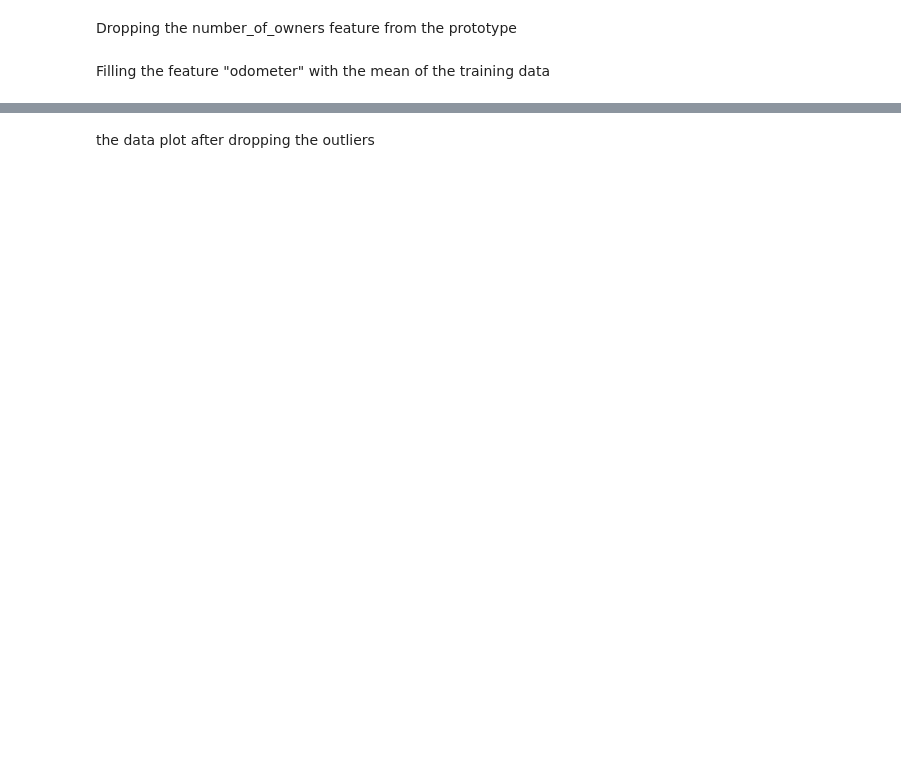
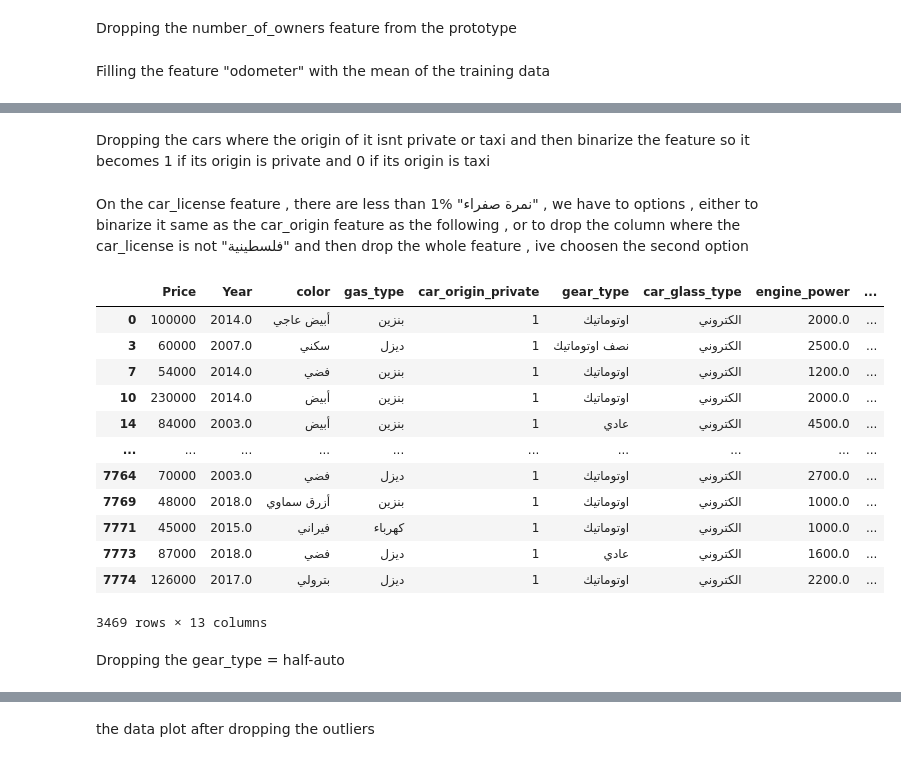
Before and after one commit to saifalaasabelaish/car-price-prediction-system, a Jupyter notebook: data_cleaning_code.ipynb, the cells around one changed output, grey strips where cells are left out. Cells and saved outputs as stored; diff of their text form; code cells hidden in the pictures; blank space fills up the shorter version.

```diff
--- a/data_cleaning_code.ipynb
+++ b/data_cleaning_code.ipynb
@@ -177,5 +190,7 @@ df["odometer"] = pd.to_numeric(df["odometer"].replace('None', pd.NA).str.extract
 df["odometer"] = df["odometer"].apply(lambda x: x * 1000 if pd.notna(x) and x < 1000 else x)
 df = df.drop(df[(df["odometer"] <= 10000) & (df["odometer"] >= 1000)].index)
 df = df[df['odometer'].notna()]
+condition = ((df["odometer"] < 10000) | (df["odometer"] > 1000000))
+df.drop(df[condition].index, inplace=True)
 df["odometer"]
 # %% [output]
@@ -258,0 +211,63 @@ df
+# %%
+#modify #tareq
+
+df['seating_capacity'].replace('None', pd.NA, inplace=True)
+df['seating_capacity'].replace(0, pd.NA, inplace=True)
+df['seating_capacity'] = pd.to_numeric(df['seating_capacity'], errors='coerce')
+
+def replace_none_with_mode(group):
+    mode_value = group['seating_capacity'].mode().iloc[0] if not group['seating_capacity'].mode().empty else pd.NA
+    group['seating_capacity'].fillna(mode_value, inplace=True)
+    return group
+
+df = df.groupby('car_model', group_keys=False).apply(replace_none_with_mode)
+df.dropna(subset=['seating_capacity'], inplace=True)
+def replace_outliers(group):
+    q1 = group.quantile(0.25)
+    q3 = group.quantile(0.75)
+    iqr = q3 - q1
+    lower_bound = q1 - 1.5 * iqr
+    upper_bound = q3 + 1.5 * iqr
+    mode_value = group.mode().iloc[0]
+    return group.apply(lambda x: mode_value if x < lower_bound or x > upper_bound else x)
+
+df['seating_capacity'] = df.groupby('car_model')['seating_capacity'].transform(replace_outliers)
+# %% [markdown]
+Dropping the cars where the origin of it isnt private or taxi and then binarize the feature
+so it becomes 1 if its origin is private and 0 if its origin is taxi
+# %%
+df = df[df["car_origin"] != "حكومي"]
+df = df[df["car_origin"] != "تجاري"]
+df = df[df["car_origin"] != "تأجير"]
+
+df = df[df["car_origin"] != "تدريب سياقة"]
+df["car_origin"] = df["car_origin"].replace({"خصوصي": 1, "عمومي": 0})
+df["car_origin"] = df["car_origin"].astype(int)
+df = df.rename(columns={"car_origin": "car_origin_private"})
+# %% [markdown]
+On the car_license feature , there are less than 1% "نمرة صفراء" , we have to options , either to binarize it same as the car_origin feature as the following , or to drop the column where the car_license is not "فلسطينية" and then drop the whole feature , ive choosen the second option
+# %%
+#First approach :
+#df["car_license"] = df["car_license"].replace({"فلسطينية": 1, "نمرة صفراء": 0})
+#df["car_license"] = df["car_license"].astype(int)
+#df = df.rename(columns={"car_license": "car_license_pal"})
+##second approach
+df = df[df["car_license"] != "نمرة صفراء"]
+df.drop(columns="car_license",inplace=True)
+df
+# %% [output]
+|  | Price | Year | color | gas_type | car_origin_private | gear_type | car_glass_type | engine_power | ... |
+| 0 | 100000 | 2014.0 | أبيض عاجي | بنزين | 1 | اوتوماتيك | الكتروني | 2000.0 | ... |
+| 3 | 60000 | 2007.0 | سكني | ديزل | 1 | نصف اوتوماتيك | الكتروني | 2500.0 | ... |
+| 7 | 54000 | 2014.0 | فضي | بنزين | 1 | اوتوماتيك | الكتروني | 1200.0 | ... |
+| 10 | 230000 | 2014.0 | أبيض | بنزين | 1 | اوتوماتيك | الكتروني | 2000.0 | ... |
+| 14 | 84000 | 2003.0 | أبيض | بنزين | 1 | عادي | الكتروني | 4500.0 | ... |
+| ... | ... | ... | ... | ... | ... | ... | ... | ... | ... |
+| 7764 | 70000 | 2003.0 | فضي | ديزل | 1 | اوتوماتيك | الكتروني | 2700.0 | ... |
+| 7769 | 48000 | 2018.0 | أزرق سماوي | بنزين | 1 | اوتوماتيك | الكتروني | 1000.0 | ... |
+| 7771 | 45000 | 2015.0 | فيراني | كهرباء | 1 | اوتوماتيك | الكتروني | 1000.0 | ... |
+| 7773 | 87000 | 2018.0 | فضي | ديزل | 1 | عادي | الكتروني | 1600.0 | ... |
+| 7774 | 126000 | 2017.0 | بترولي | ديزل | 1 | اوتوماتيك | الكتروني | 2200.0 | ... |
+3469 rows × 13 columns
+# %% [markdown]
+Dropping the gear_type = half-auto
```
Also changed, not shown: parts of 32 cells of this notebook.
